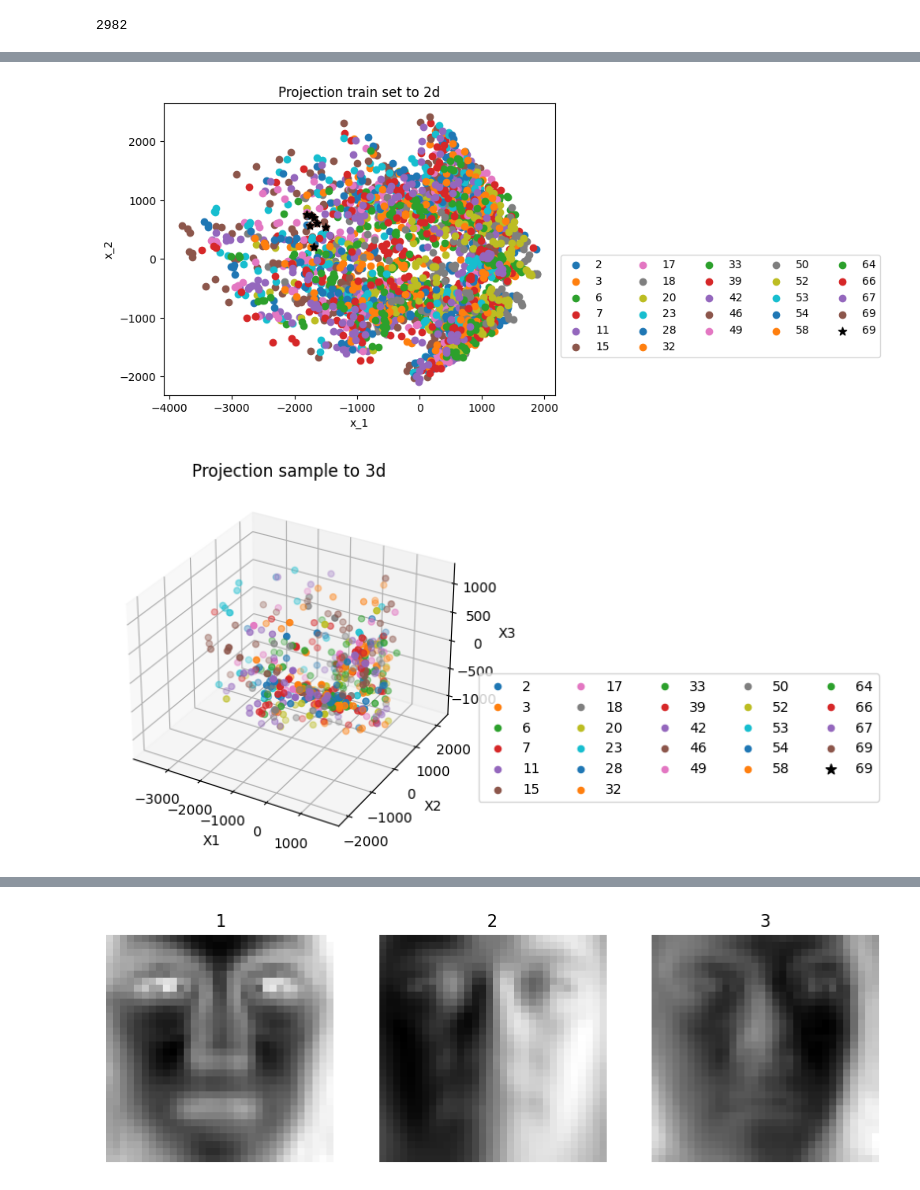
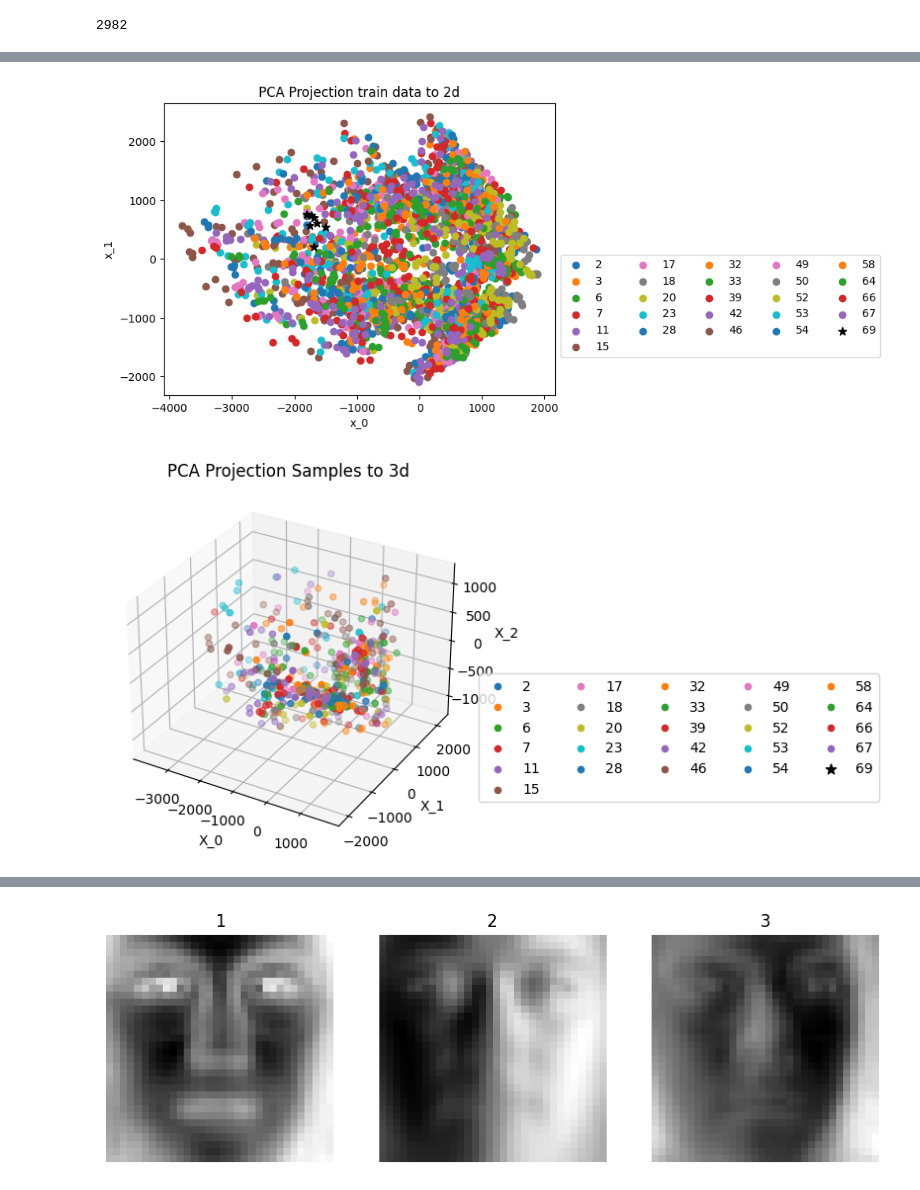
Before and after one commit to frankRenlf/pattern_recognition, a Jupyter notebook: ca2/PCA.ipynb, the cells around one changed output, grey strips where cells are left out. Cells and saved outputs as stored; diff of their text form; code cells hidden in the pictures.

```diff
--- a/ca2/PCA.ipynb
+++ b/ca2/PCA.ipynb
@@ -187,4 +187,22 @@ pca = PCA()  # initialize PCA
 u, s, vt, X_pca = pca.fit(x_train, 200)  # fit PCA
 X_sample_pca = X_pca[sample_index]
 y_sample_pca = y_train[sample_index]
+# %%
+def project_data_2d(project_data, y_data, title="Samples"):
+    fig = plt.figure()
+    ax = fig.add_subplot()
+
+    for i in np.unique(y_data[y_data != 69]):
+        # print((y_train == i))
+        ax.scatter(project_data[y_data == i][:, 0], project_data[y_data == i][:, 1], label=i, )
+    ax.scatter(project_data[y_data == 69][:, 0], project_data[y_data == 69][:, 1], marker="*", label=69, c="k",
+               s=60)
+
+    ax.set_xlabel("x_0")
+    ax.set_ylabel("x_1")
+    ax.set_title(f"PCA Projection {title} to 2d")
+
+    lgd = ax.legend(ncol=np.int_(num_subject / 5), bbox_to_anchor=(1, 0.5))
+
+    plt.show()
 # %%
@@ -206,15 +212,4 @@ plt.show()
 # %%
-fig = plt.figure()
-ax = fig.add_subplot()
-
-for i in np.unique(y_train):
-    ax.scatter(X_pca[y_train == i][:, 0], X_pca[y_train == i][:, 1], label=i)
-ax.scatter(X_pca[y_train == 69][:, 0], X_pca[y_train == 69][:, 1], marker="*", label=69, c="k", s=60)
-
-ax.set_xlabel("x_1")
-ax.set_ylabel("x_2")
-lgd = ax.legend(ncol=np.int_(num_subject / 5), bbox_to_anchor=(1, 0.5))
-ax.set_title('Projection train set to 2d')
-plt.show()
+project_data_2d(X_pca, y_train, "train data")
 # %% [output]
-[figure, old version]
+[figure, new version]
@@ -221,19 +236,5 @@ plt.show()
 # %%
-fig = plt.figure()
-ax = fig.add_subplot(projection="3d")
-for i in np.unique(y_train):
-    ax.scatter(X_sample_pca[y_sample_pca == i][:, 0], X_sample_pca[y_sample_pca == i][:, 1],
-               X_sample_pca[y_sample_pca == i][:, 2], label=i, )
-ax.scatter(X_sample_pca[y_sample_pca == 69][:, 0], X_sample_pca[y_sample_pca == 69][:, 1],
-           X_sample_pca[y_sample_pca == 69][:, 2],
-           marker="*", label=69, c="k", s=60, )
-ax.set_xlabel("X1")
-ax.set_ylabel("X2")
-ax.set_zlabel("X3")
-
-lgd = ax.legend(ncol=np.int_(num_subject / 5), bbox_to_anchor=(1, 0.5))
-ax.set_title('Projection sample to 3d')
-plt.show()
+project_data_3d(X_sample_pca, y_sample_pca)
 # %% [output]
-[figure, old version]
+[figure, new version]
 # %%
```
Also changed, not shown: parts of 4 cells of this notebook, 2 other files.
